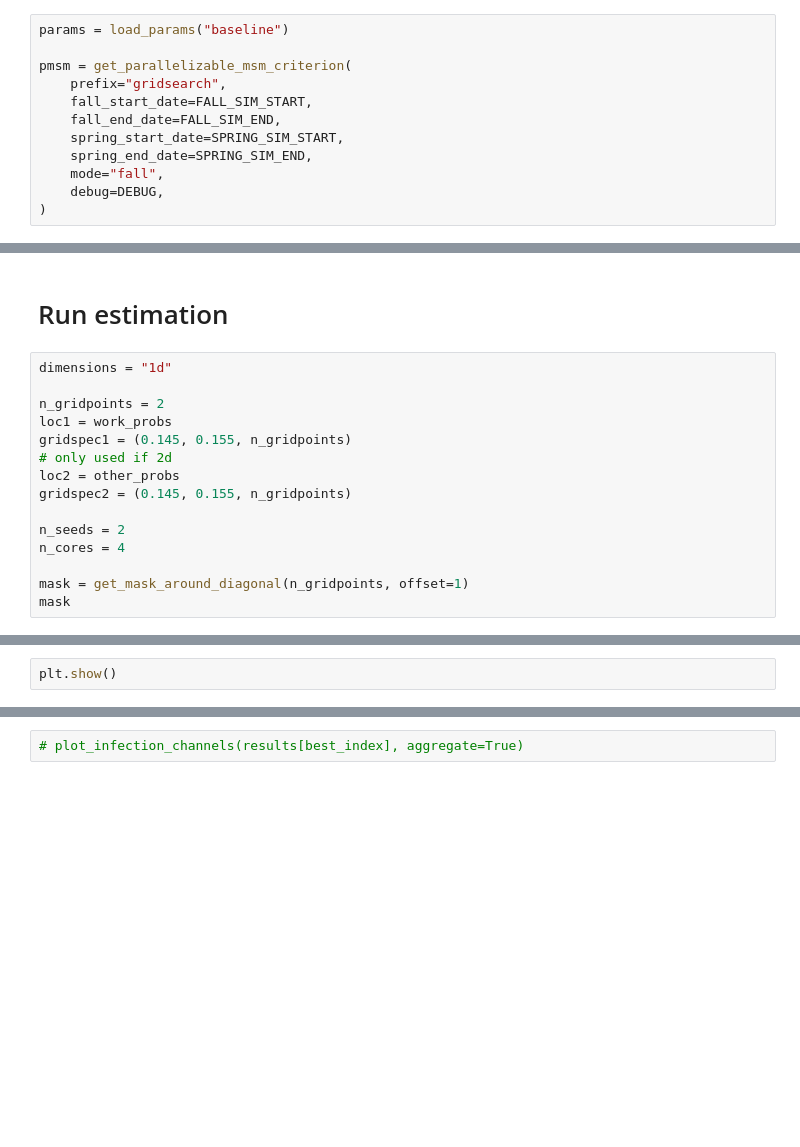
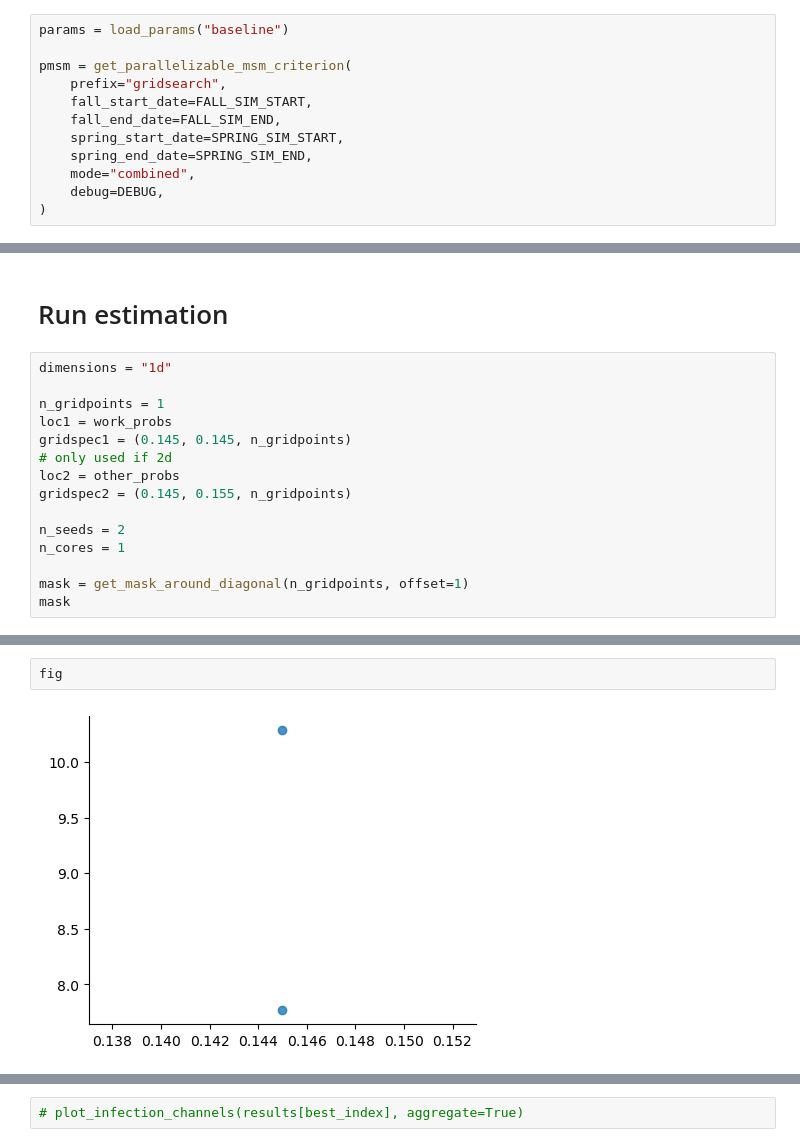
Before and after one commit to covid-19-impact-lab/sid-germany, a Jupyter notebook: src/exploration/janos_simulation_notebook.ipynb, the cells around one changed output, grey strips where cells are left out. Cells and saved outputs as stored; diff of their text form; blank space fills up the shorter version.

Commit message:
Add basic draft for combined estimation.

```diff
--- a/src/exploration/janos_simulation_notebook.ipynb
+++ b/src/exploration/janos_simulation_notebook.ipynb
@@ -47,7 +47,7 @@ pmsm = get_parallelizable_msm_criterion(
     fall_end_date=FALL_SIM_END,
     spring_start_date=SPRING_SIM_START,
     spring_end_date=SPRING_SIM_END,
-    mode="fall",
+    mode="combined",
     debug=DEBUG,
 )
 # %% [markdown]
@@ -129,15 +101,15 @@ AssertionError:
 # %%
 dimensions = "1d"
 
-n_gridpoints = 2
+n_gridpoints = 1
 loc1 = work_probs
-gridspec1 = (0.145, 0.155, n_gridpoints)
+gridspec1 = (0.145, 0.145, n_gridpoints)
 # only used if 2d
 loc2 = other_probs
 gridspec2 = (0.145, 0.155, n_gridpoints)
 
 n_seeds = 2
-n_cores = 4
+n_cores = 1
 
 mask = get_mask_around_diagonal(n_gridpoints, offset=1)
 mask
@@ -166,4 +145,6 @@ else:
 # %%
-plt.show()
+fig
+# %% [output]
+[figure, added]
 # %%
 plot_estimation_moment(results[best_index], "aggregated_infections")
```
Also changed, not shown: parts of 10 cells of this notebook, 4 other files.
